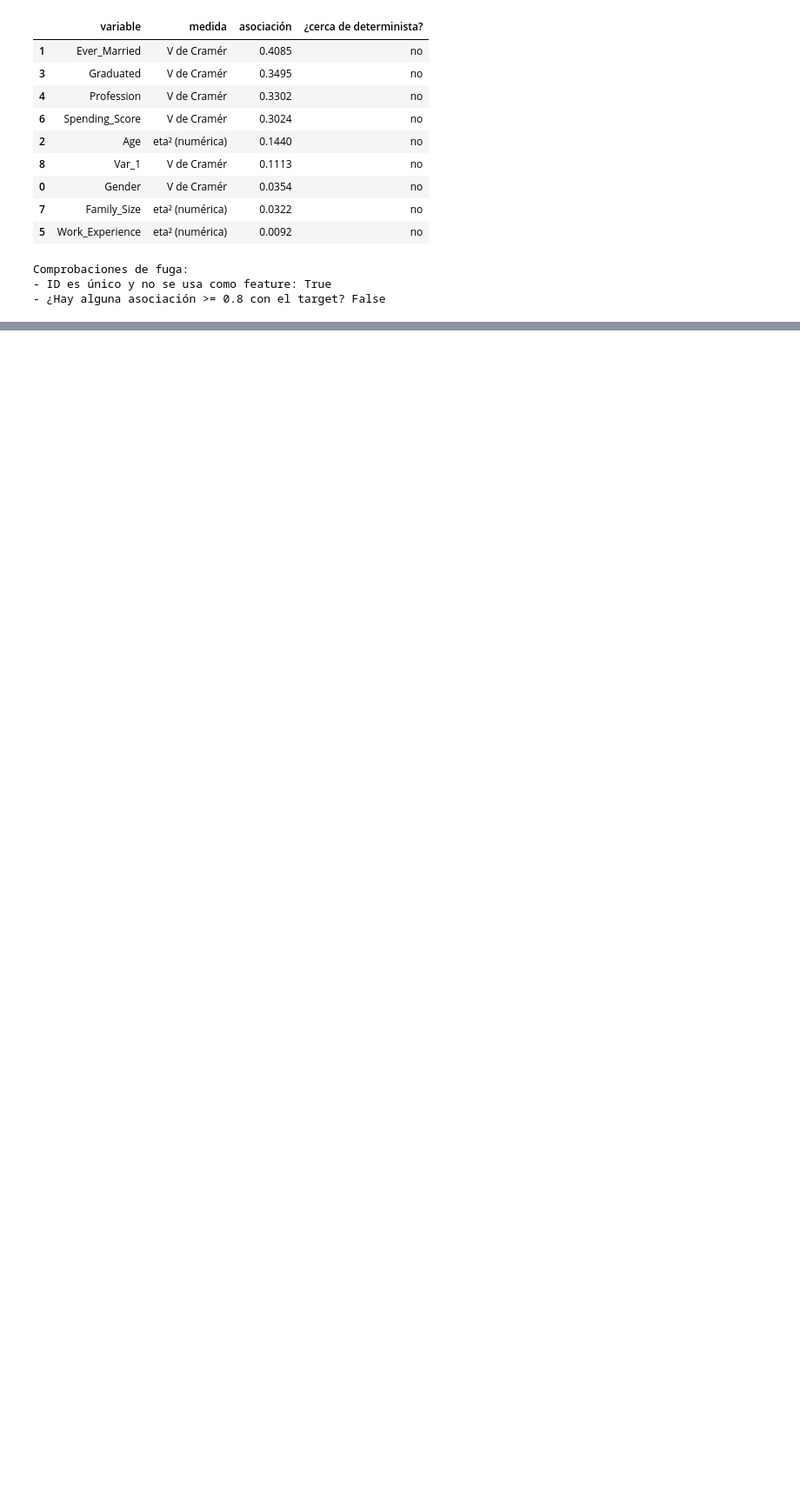
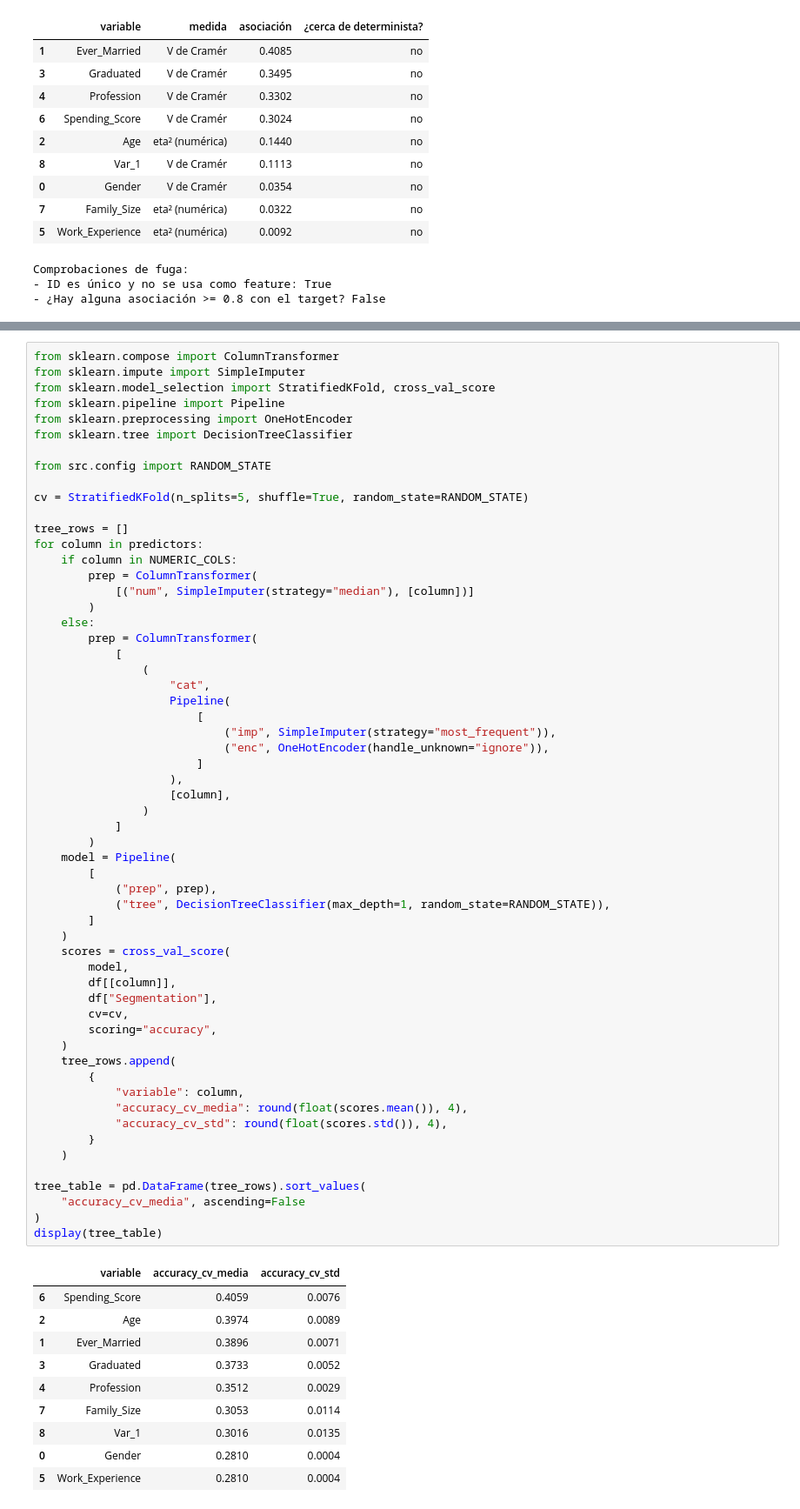
Before and after one commit to IA-P1-BCN/customer-segmentation-multiclass, a Jupyter notebook: 03_eda_train70_brian_outliers_fuga.ipynb, the cells around one changed output, grey strips where cells are left out. Shown at 87% size. Saved outputs shown, nothing was run; the diff lists cells and outputs as text; blank space fills up the shorter version.

```diff
--- a/03_eda_train70_brian_outliers_fuga.ipynb
+++ b/03_eda_train70_brian_outliers_fuga.ipynb
@@ -340,0 +413,69 @@ Comprobaciones de fuga:
+# %%
+from sklearn.compose import ColumnTransformer
+from sklearn.impute import SimpleImputer
+from sklearn.model_selection import StratifiedKFold, cross_val_score
+from sklearn.pipeline import Pipeline
+from sklearn.preprocessing import OneHotEncoder
+from sklearn.tree import DecisionTreeClassifier
+
+from src.config import RANDOM_STATE
+
+cv = StratifiedKFold(n_splits=5, shuffle=True, random_state=RANDOM_STATE)
+
+tree_rows = []
+for column in predictors:
+    if column in NUMERIC_COLS:
+        prep = ColumnTransformer(
+            [("num", SimpleImputer(strategy="median"), [column])]
+        )
+    else:
+        prep = ColumnTransformer(
+            [
+                (
+                    "cat",
+                    Pipeline(
+                        [
+                            ("imp", SimpleImputer(strategy="most_frequent")),
+                            ("enc", OneHotEncoder(handle_unknown="ignore")),
+                        ]
+                    ),
+                    [column],
+                )
+            ]
+        )
+    model = Pipeline(
+        [
+            ("prep", prep),
+            ("tree", DecisionTreeClassifier(max_depth=1, random_state=RANDOM_STATE)),
+        ]
+    )
+    scores = cross_val_score(
+        model,
+        df[[column]],
+        df["Segmentation"],
+        cv=cv,
+        scoring="accuracy",
+    )
+    tree_rows.append(
+        {
+            "variable": column,
+            "accuracy_cv_media": round(float(scores.mean()), 4),
+            "accuracy_cv_std": round(float(scores.std()), 4),
+        }
+    )
+
+tree_table = pd.DataFrame(tree_rows).sort_values(
+    "accuracy_cv_media", ascending=False
+)
+display(tree_table)
+# %% [output]
+|  | variable | accuracy_cv_media | accuracy_cv_std |
+| 6 | Spending_Score | 0.4059 | 0.0076 |
+| 2 | Age | 0.3974 | 0.0089 |
+| 1 | Ever_Married | 0.3896 | 0.0071 |
+| 3 | Graduated | 0.3733 | 0.0052 |
+| 4 | Profession | 0.3512 | 0.0029 |
+| 7 | Family_Size | 0.3053 | 0.0114 |
+| 8 | Var_1 | 0.3016 | 0.0135 |
+| 0 | Gender | 0.2810 | 0.0004 |
+| 5 | Work_Experience | 0.2810 | 0.0004 |
```
Also changed, not shown: parts of 12 cells of this notebook.
